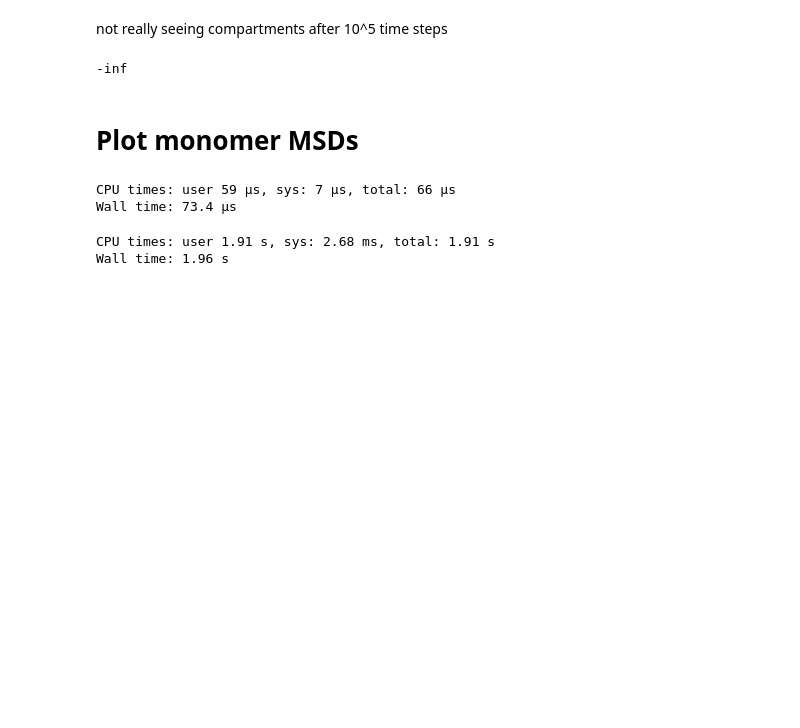
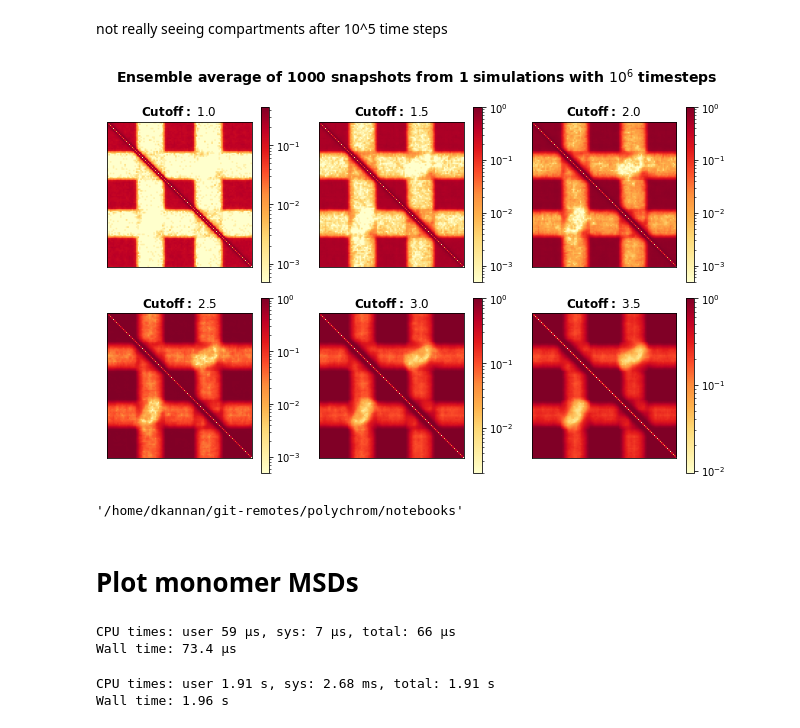
Before and after one commit to kannandeepti/polychrom, a Jupyter notebook: notebooks/simulation_analysis.ipynb, the cells around one changed output. Drawn from its saved outputs; the diff is of its cells as text; code cells hidden in the pictures; blank space fills up the shorter version.

```diff
--- a/notebooks/simulation_analysis.ipynb
+++ b/notebooks/simulation_analysis.ipynb
@@ -406,9 +415,14 @@ def plot_contact_maps(conformations, run_numbers, basepath, simstring):
 not really seeing compartments after 10^5 time steps
 # %%
 #analyze simulations
-basepaths = ['']
+run_numbers = [1]
+plot_contact_maps(conformations, run_numbers, basepath, 'stickyAB_test')
 # %% [output]
--inf
+[figure, added]
+# %%
+pwd
+# %% [output]
+'/home/dkannan/git-remotes/polychrom/notebooks'
 # %% [markdown]
 # Plot monomer MSDs
 # %%
```
Also changed, not shown: parts of 11 cells of this notebook, 2 other files.
